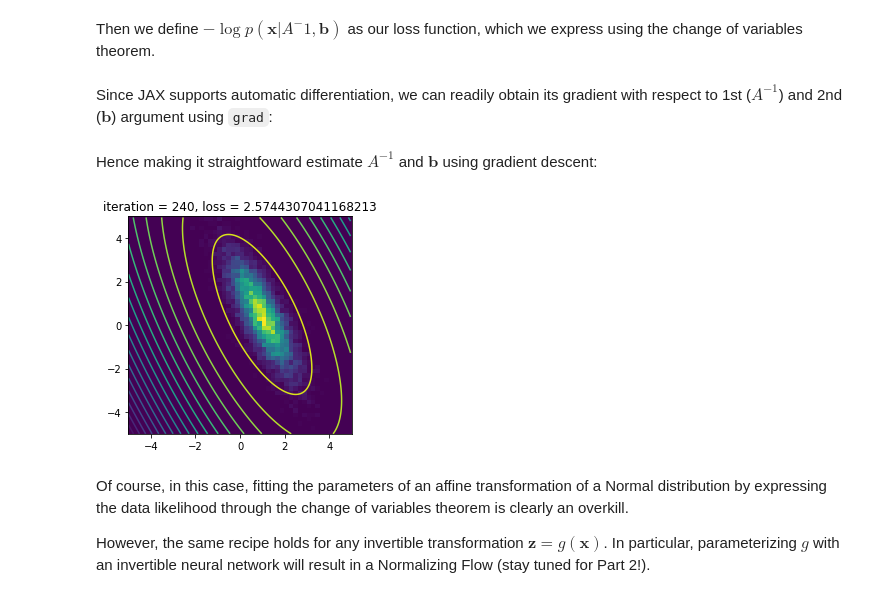
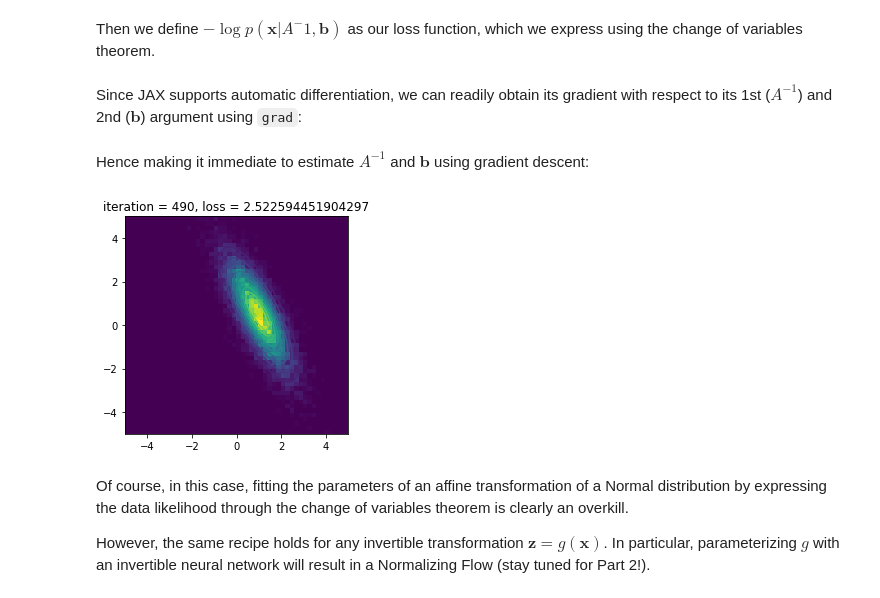
Before and after one commit to glouppe/flowing-with-jax, a Jupyter notebook: jax-change-of-variables.ipynb, the cells around one changed output. Drawn from its saved outputs; the diff is of its cells as text; code cells hidden in the pictures.

```diff
--- a/jax-change-of-variables.ipynb
+++ b/jax-change-of-variables.ipynb
@@ -147,48 +157,48 @@ def loss(A_inv, b, batch):
                                                cov=np.eye(2)) +
                     np.log(np.abs(vdet(vJ(batch, A_inv, b)))))
 # %% [markdown]
-Since JAX supports automatic differentiation, we can readily obtain its gradient with respect to 1st ($A^{-1}$) and 2nd ($\mathbf{b}$) argument using `grad`:
+Since JAX supports automatic differentiation, we can readily obtain its gradient with respect to its 1st ($A^{-1}$) and 2nd ($\mathbf{b}$) argument using `grad`:
 # %%
 grad_loss = grad(loss, (0, 1))
 # %% [markdown]
-Hence making it straightfoward estimate $A^{-1}$ and $\mathbf{b}$ using gradient descent:
+Hence making it immediate to estimate $A^{-1}$ and $\mathbf{b}$ using gradient descent:
 # %%
 # Gradient descent
 A_inv_est = np.eye(2) + random.normal(rng, (2, 2)) * 0.01
 b_est = random.normal(rng, (2,)) * 0.01
 
 lr = 0.01
 
-for i in range(250):
+for i in range(500):
     grad_A_inv, grad_b = grad_loss(A_inv_est, b_est, x_train)
     A_inv_est -= lr * grad_A_inv
     b_est -= lr * grad_b
 
     # Show progress
     if i % 10 == 0:
         clear_output(wait=True)
 
         plt.figure(figsize=(4, 4))
         plt.title("iteration = {}, loss = {}".format(i, loss(A_inv_est, b_est, x_train)))
 
         plt.hist2d(x_train[:, 0], x_train[:, 1], bins=50, range=[(-5,5), (-5,5)], density=True)
         plt.xlim(-5, 5)
         plt.ylim(-5, 5)
 
         x = np.arange(-5.0, 5.0, 0.05)
         y = np.arange(-5.0, 5.0, 0.05)
         X, Y = np.meshgrid(x, y)
         shape = X.shape
         batch = np.hstack([X.reshape(-1, 1), Y.reshape(-1, 1)])
-        Z = multivariate_normal.logpdf(vg(batch, A_inv_est, b_est),
-                                       mean=np.zeros(2),
-                                       cov=np.eye(2)) + np.log(np.abs(vdet(vJ(batch, A_inv_est, b_est))))
+        Z = np.exp(multivariate_normal.logpdf(vg(batch, A_inv_est, b_est),
+                                              mean=np.zeros(2),
+                                              cov=np.eye(2)) + np.log(np.abs(vdet(vJ(batch, A_inv_est, b_est)))))
         Z = Z.reshape(shape)
-        CS = plt.contour(X, Y, Z, levels=20)
+        CS = plt.contour(X, Y, Z, levels=10)
 
         plt.show()
 # %% [output]
-[figure, old version]
+[figure, new version]
 # %% [markdown]
 Of course, in this case, fitting the parameters of an affine transformation of a Normal distribution by expressing the data likelihood through the change of variables theorem is clearly an overkill.
 
```
Also changed, not shown: parts of 9 cells of this notebook, 3 other files.
